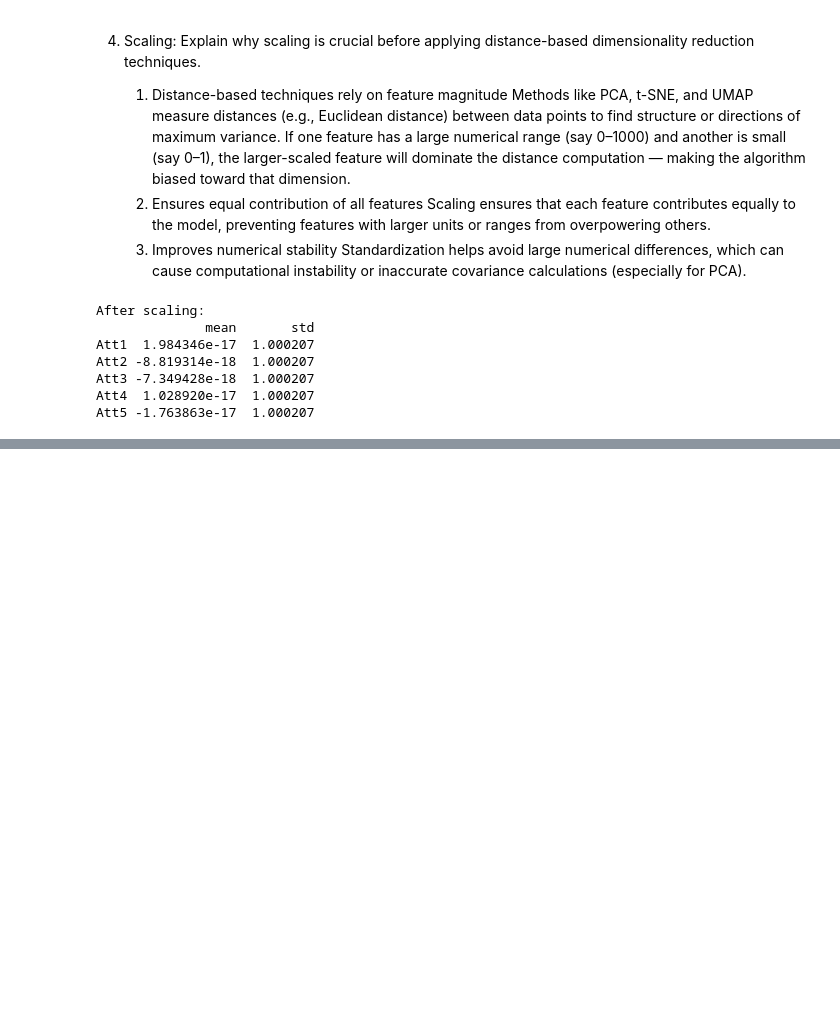
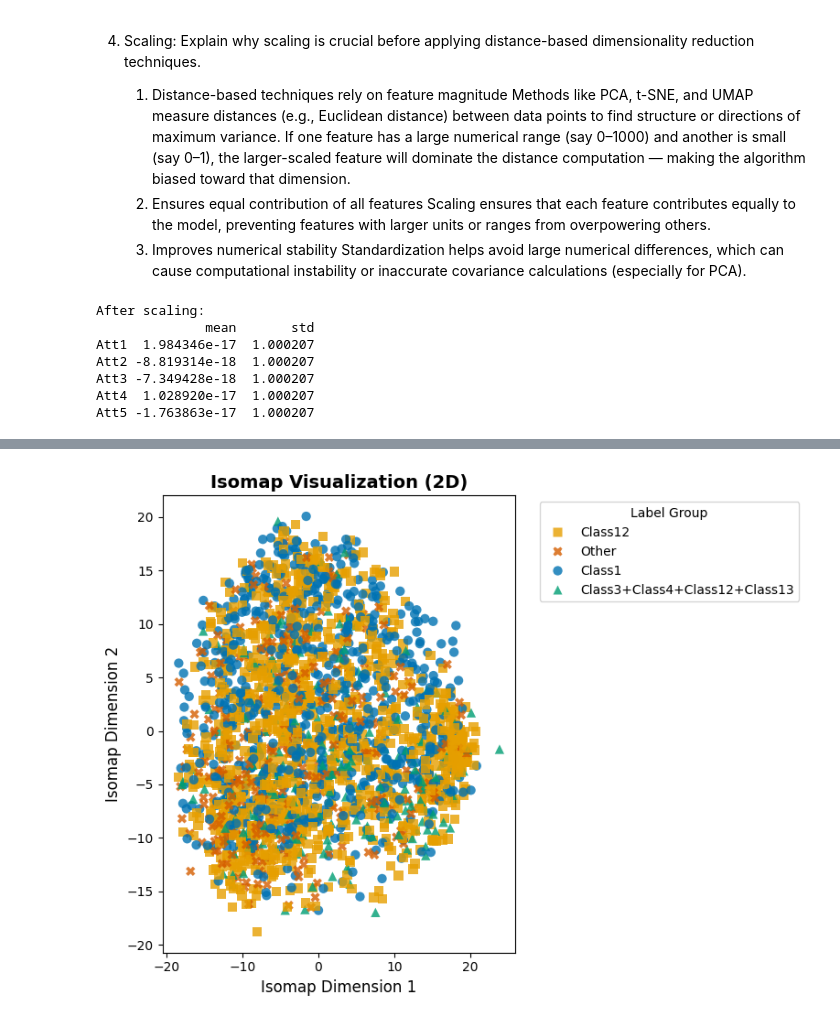
Before and after one commit to Navaneeth272001/assignment_5_Navaneeth272001, a Jupyter notebook: code.ipynb, the cells around one changed output, grey strips where cells are left out. Cells and saved outputs as stored; diff of their text form; code cells hidden in the pictures; blank space fills up the shorter version.

```diff
--- a/code.ipynb
+++ b/code.ipynb
@@ -225,0 +398,9 @@ Running t-SNE with perplexity = 50 ...
+# %%
+# 1. Isomap Implementation: Apply Isomap to the scaled feature matrix X, reducing it to 2 dimensions.
+
+isomap = Isomap(n_neighbors=20, n_components=2)
+X_isomap_2d = isomap.fit_transform(X_scaled)
+
+# --- Create DataFrame for plotting ---
+isomap_df = pd.DataFrame(X_isomap_2d, columns=["Dim1", "Dim2"])
+isomap_df["LabelGroup"] = X_viz["LabelGroup"].values
@@ -225,0 +423,42 @@ Running t-SNE with perplexity = 50 ...
+# %%
+# 2. Visualization: Create a 2D scatter plot of the Isomap coordinates, using the same coloring scheme.
+
+palette = {
+    "Class1": "#0072B2",                   # Blue
+    "Class12": "#E69F00",                  # Orange
+    "Class3+Class4+Class12+Class13": "#009E73",  # Green
+    "Other": "#D55E00"                     # Reddish
+}
+
+markers = {
+    "Class1": "o",
+    "Class12": "s",
+    "Class3+Class4+Class12+Class13": "^",
+    "Other": "X"
+}
+
+plt.figure(figsize=(8,6))
+sns.scatterplot(
+    data=isomap_df,
+    x="Dim1", y="Dim2",
+    hue="LabelGroup",
+    style="LabelGroup",
+    palette=palette,
+    markers=markers,
+    s=55,
+    alpha=0.8,
+    edgecolor="none"
+)
+
+plt.title("Isomap Visualization (2D)", fontsize=14, weight='bold')
+plt.xlabel("Isomap Dimension 1", fontsize=12)
+plt.ylabel("Isomap Dimension 2", fontsize=12)
+plt.legend(
+    title="Label Group",
+    bbox_to_anchor=(1.05, 1),
+    loc='upper left'
+)
+plt.tight_layout()
+plt.show()
+# %% [output]
+[figure, added]
```
Also changed, not shown: parts of 14 cells of this notebook, 1 other file.
